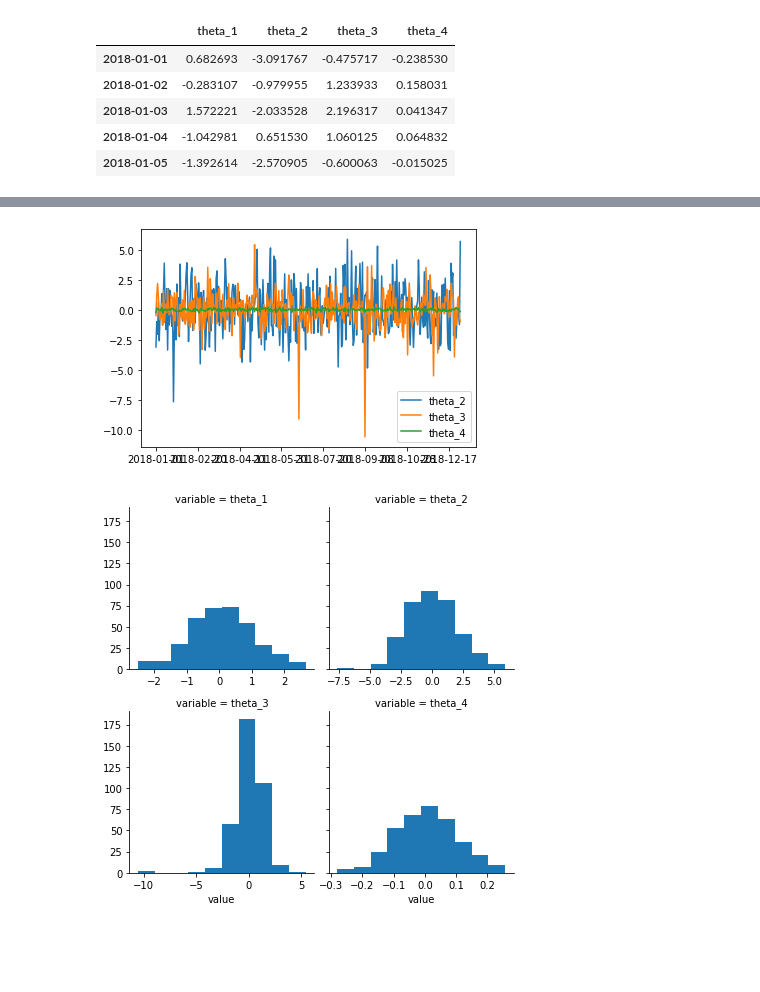
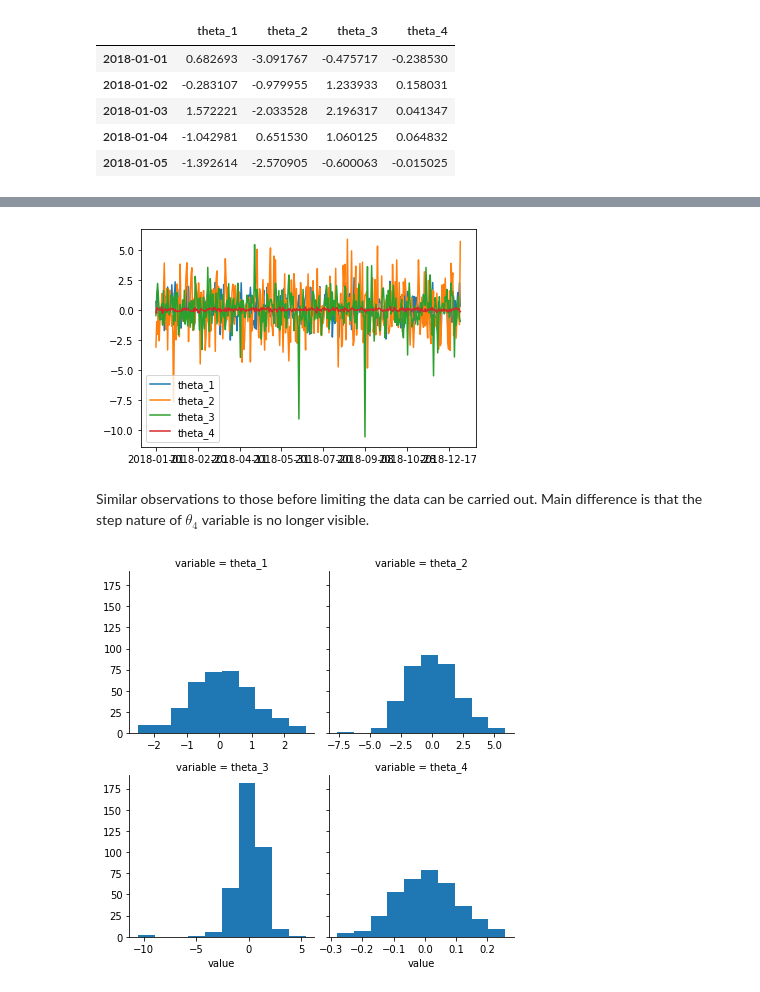
Before and after one commit to gondekbartlomiej/Data-Analitics, a Jupyter notebook: lab_1/command_files/main.ipynb, the cells around one changed output, grey strips where cells are left out. Saved outputs shown, nothing was run; the diff lists cells and outputs as text; code cells hidden in the pictures; blank space fills up the shorter version.

```diff
--- a/lab_1/command_files/main.ipynb
+++ b/lab_1/command_files/main.ipynb
@@ -34,5 +18,0 @@ Plotting each column as timeseries with respect to index column (date-time stamp
-# %%
-for c in df.columns[1:]:
-    df[c].plot()
-plt.legend(df.columns[1:])
-plt.show()
@@ -50,0 +31,5 @@ dfm = df.melt()
+# %%
+for c in df.columns:
+    df[c].plot()
+    plt.title(c)
+    plt.show()
@@ -50,0 +45,5 @@ dfm = df.melt()
+# %%
+for c in df.columns:
+    df[c].plot()
+plt.legend(df.columns)
+plt.show()
@@ -77,5 +97,5 @@ df2.head()
 # %%
-for c in df2.columns[1:]:
+for c in df2.columns:
     df2[c].plot()
     plt.title(c)
     plt.show()
@@ -86,10 +107,12 @@ for c in df2.columns[1:]:
 # %%
-for c in df2.columns[1:]:
+for c in df2.columns:
     df2[c].plot()
-plt.legend(df.columns[1:])
+plt.legend(df.columns)
 plt.show()
 # %% [output]
-[figure, old version]
+[figure, new version]
+# %% [markdown]
+Similar observations to those before limiting the data can be carried out. Main difference is that the step nature of $\theta_4$ variable is no longer visible.
 # %%
 df2m = df2.melt()
 # %%
```
Also changed, not shown: parts of 17 cells of this notebook, 10 other files.
